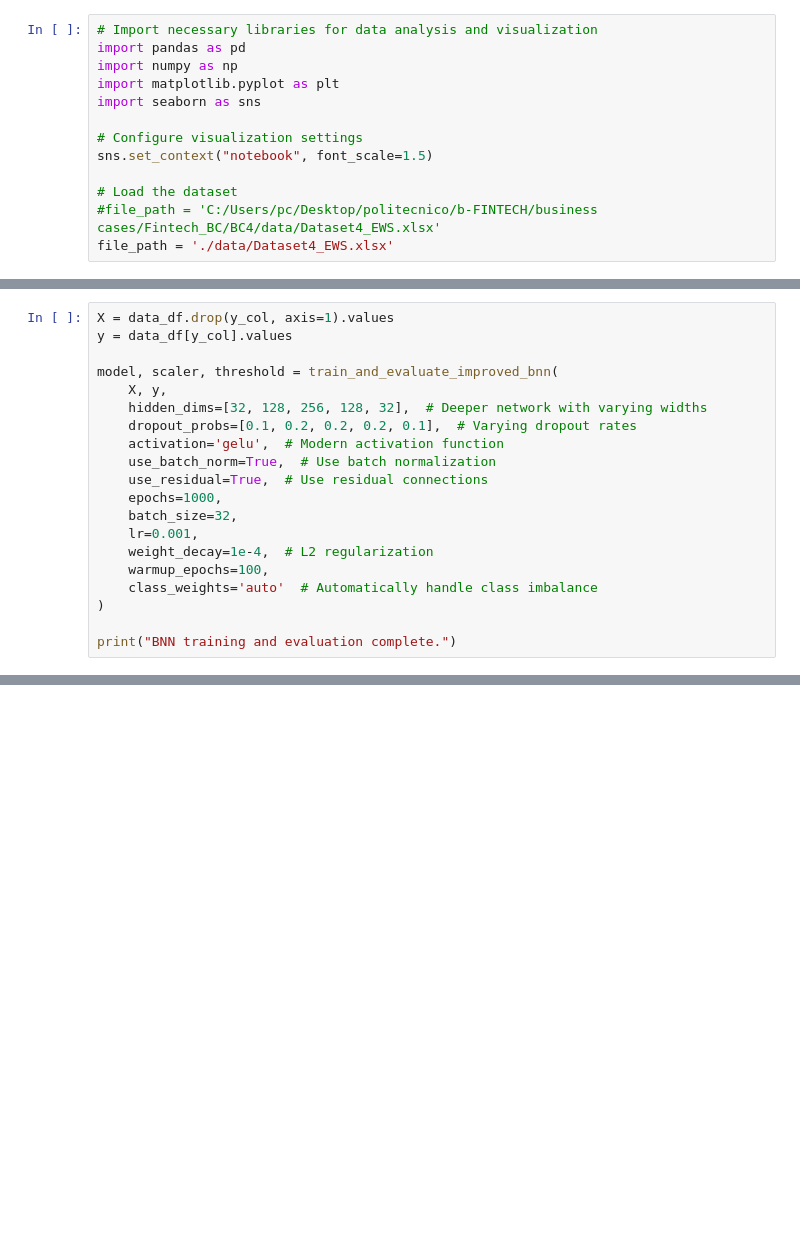
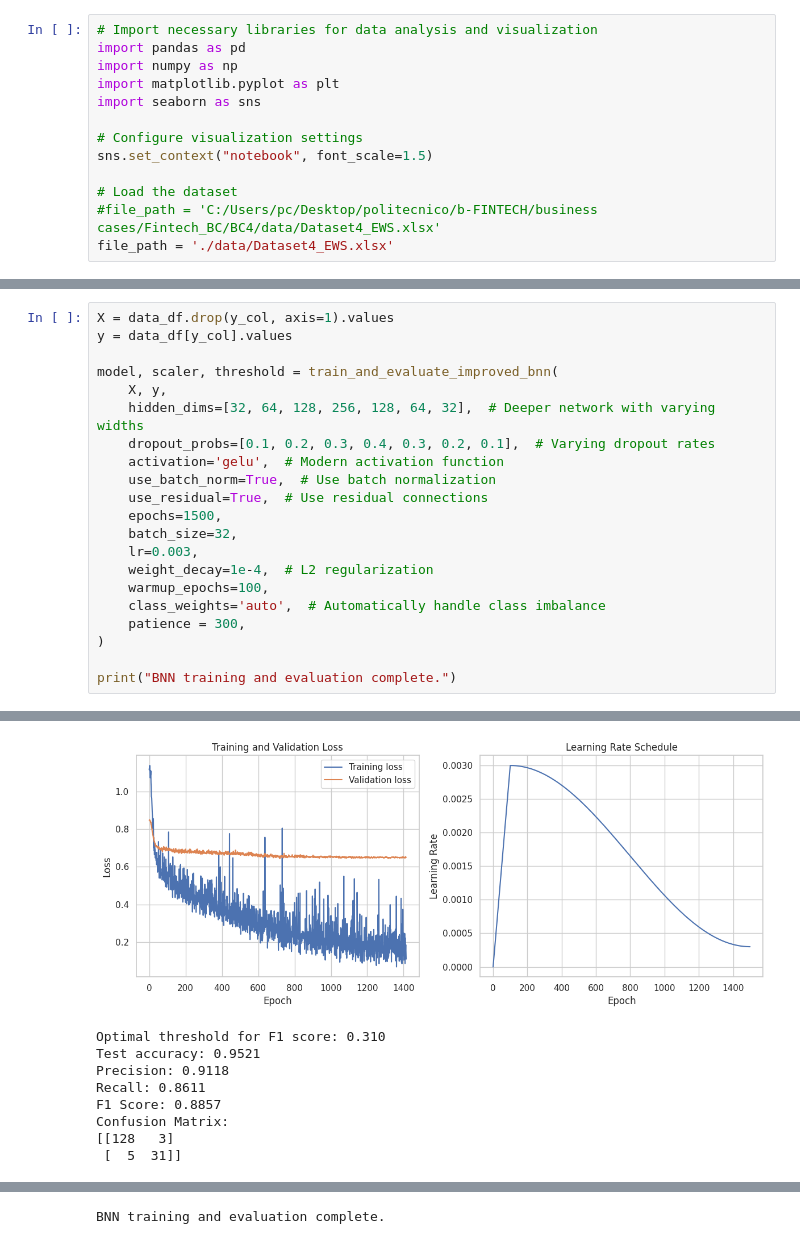
Before and after one commit to Filippo-Galli/Fintech_BC, a Jupyter notebook: Final_project/BNN.ipynb, the cells around one changed output, grey strips where cells are left out. Cells and saved outputs as stored; diff of their text form; blank space fills up the shorter version.

```diff
--- a/Final_project/BNN.ipynb
+++ b/Final_project/BNN.ipynb
@@ -644,17 +715,19 @@ y = data_df[y_col].values
 
 model, scaler, threshold = train_and_evaluate_improved_bnn(
     X, y,
-    hidden_dims=[32, 128, 256, 128, 32],  # Deeper network with varying widths
-    dropout_probs=[0.1, 0.2, 0.2, 0.2, 0.1],  # Varying dropout rates
+    hidden_dims=[32, 64, 128, 256, 128, 64, 32],  # Deeper network with varying widths
+    dropout_probs=[0.1, 0.2, 0.3, 0.4, 0.3, 0.2, 0.1],  # Varying dropout rates
     activation='gelu',  # Modern activation function
     use_batch_norm=True,  # Use batch normalization
     use_residual=True,  # Use residual connections
-    epochs=1000,
+    epochs=1500,
     batch_size=32,
-    lr=0.001,
+    lr=0.003,
     weight_decay=1e-4,  # L2 regularization
     warmup_epochs=100,
-    class_weights='auto'  # Automatically handle class imbalance
+    class_weights='auto',  # Automatically handle class imbalance
+    patience = 300,
 )
 
 print("BNN training and evaluation complete.")
+# %% [output]
@@ -660,0 +751,9 @@ print("BNN training and evaluation complete.")
+[figure, added]
+Optimal threshold for F1 score: 0.310
+Test accuracy: 0.9521
+Precision: 0.9118
+Recall: 0.8611
+F1 Score: 0.8857
+Confusion Matrix:
+[[128   3]
+ [  5  31]]
@@ -660,0 +761 @@ print("BNN training and evaluation complete.")
+BNN training and evaluation complete.
```
Also changed, not shown: parts of 15 cells of this notebook.
